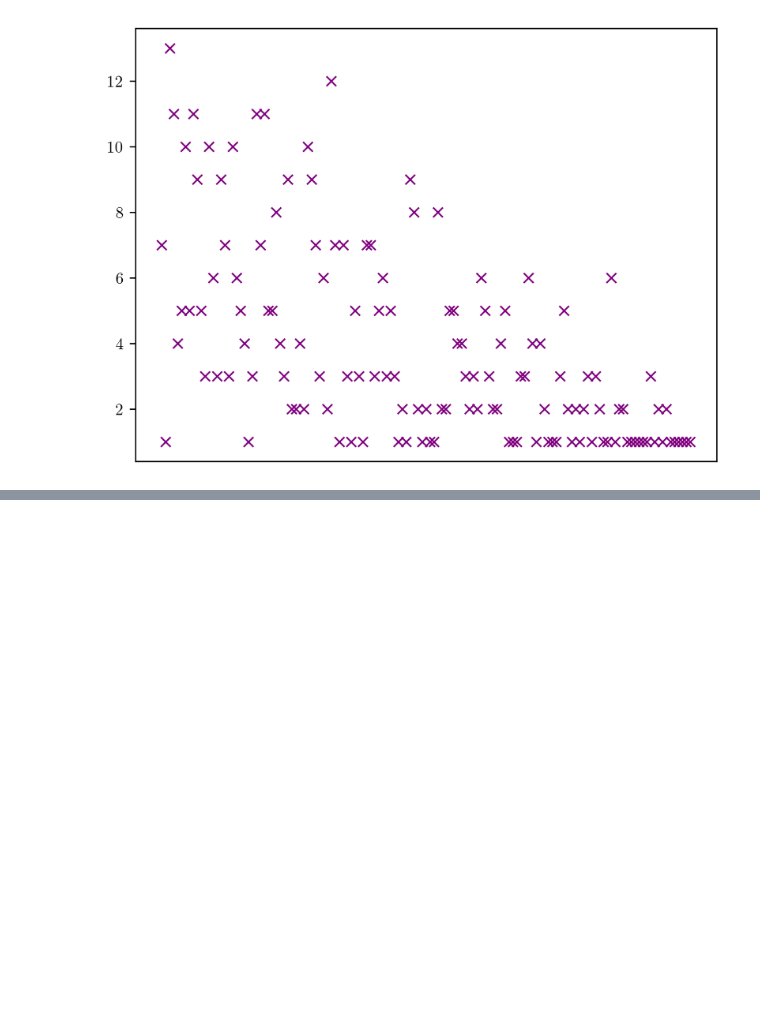
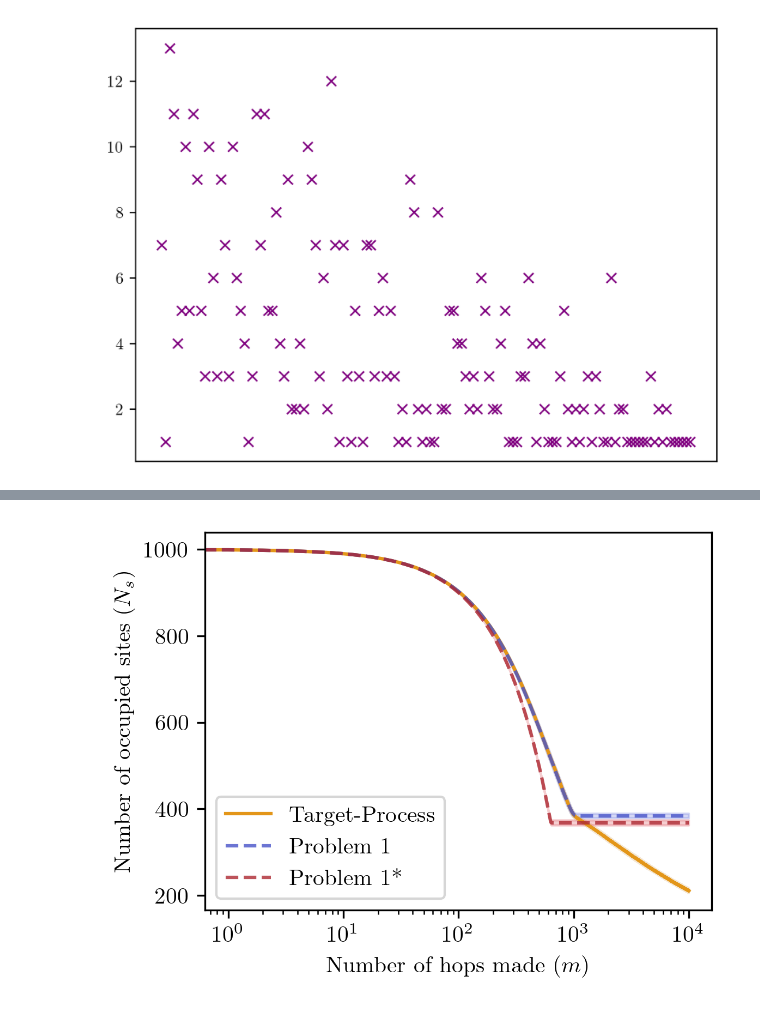
Before and after one commit to paarthtara/sfi-ucr-2025, a Jupyter notebook: target_process_sim.ipynb, the cells around one changed output, grey strips where cells are left out. Saved outputs shown, nothing was run; the diff lists cells and outputs as text; code cells hidden in the pictures; blank space fills up the shorter version.

```diff
--- a/target_process_sim.ipynb
+++ b/target_process_sim.ipynb
@@ -919,0 +1045,45 @@ plt.xticks([])
+# %%
+np_data2 = np.array(data2)
+mean2 = np.mean(np_data2, axis=0)
+std2 = np.std(np_data2, axis=0)
+# %%
+L = 1000
+trials = 100
+
+data3 = []
+
+for __ in tqdm(range(trials)):
+    config = SimpleProblemBounded(L)
+    NumberOfStacks1 = [L]
+    Time = 10_000
+
+    for _ in range(Time):
+        config.hop()
+        NumberOfStacks1.append(len(config.occupied_sites()))
+
+    data3.append(NumberOfStacks1)
+# %%
+np_data3 = np.array(data3)
+mean3 = np.mean(np_data3, axis=0)
+std3 = np.std(np_data3, axis=0)
+# %%
+TimeSeries = np.array(list(range(Time + 1)))
+plt.figure(figsize=(4, 3))
+plt.plot(TimeSeries, mean1, color="#e39619", linewidth=1.5, linestyle='-', label="Target-Process")
+plt.fill_between(TimeSeries, mean1 - std1, mean1 + std1, color="#deb676", alpha=0.3)
+plt.plot(TimeSeries, mean2, color="#4753c9", linewidth=1.5, linestyle='--', label="Problem 1", alpha=0.8)
+plt.fill_between(TimeSeries, mean2 - std2, mean2 + std2, color="#7680de", alpha=0.3)
+plt.plot(TimeSeries, mean3, color="#ad2831", linewidth=1.5, linestyle='--', label="Problem 1*", alpha=0.8)
+plt.fill_between(TimeSeries, mean3 - std3, mean3 + std3, color="#de5d66", alpha=0.3)
+# plt.plot(x, mean, color='red', label='Mean', linewidth=2)
+# plt.fill_between(x, mean - std, mean + std, color='red', alpha=0.3, label='±1 Std Dev')
+# plt.plot(TimeSeries, 500*np.exp(-0.001*TimeSeries), color=colors[5], linewidth=1)
+# plt.yscale('log')
+plt.xscale('log')
+plt.legend()
+plt.xlabel("Number of hops made ($m$)")
+plt.ylabel("Number of occupied sites ($N_s$)")
+plt.legend()
+plt.show()
+# %% [output]
+[figure, added]
```
Also changed, not shown: parts of 14 cells of this notebook.
